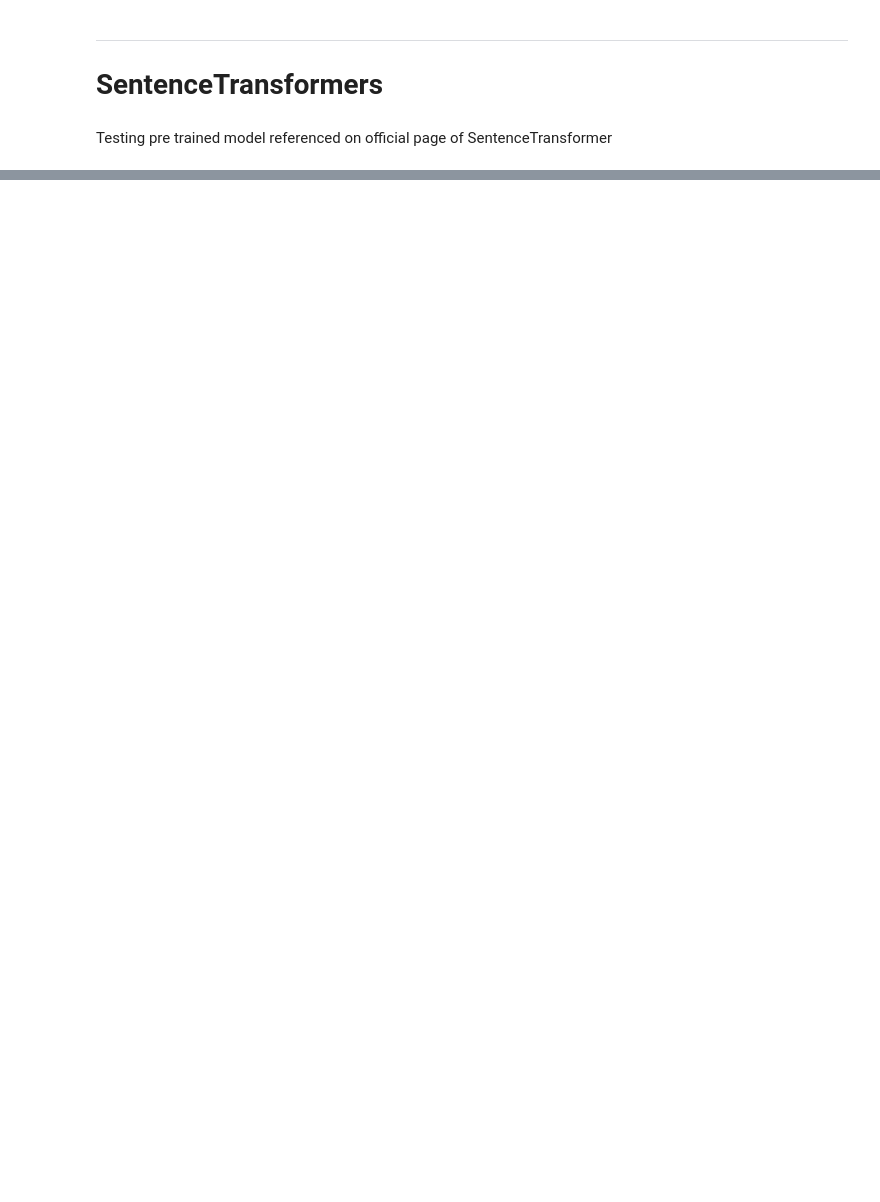
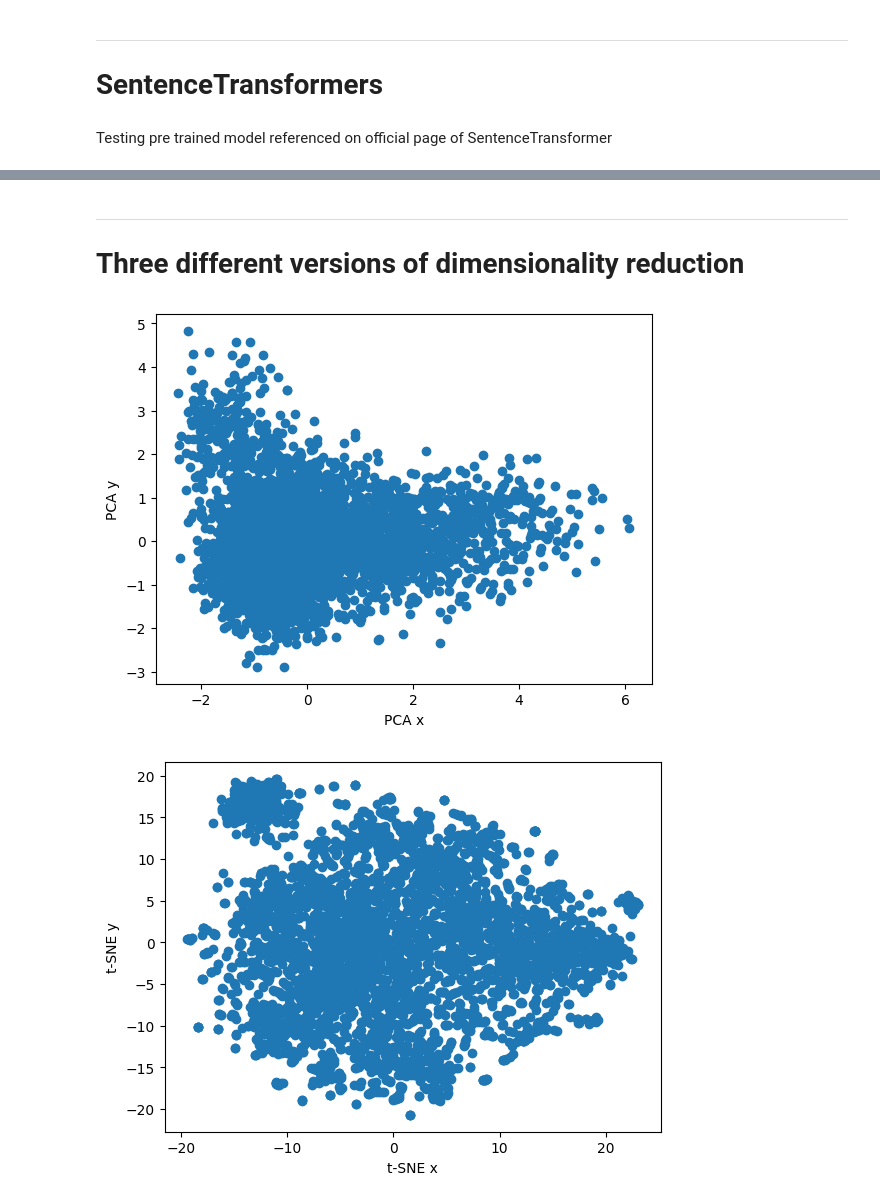
Before and after one commit to SpiffiRacoon/ISBiT, a Jupyter notebook: ML/research_notebook.ipynb, the cells around one changed output, grey strips where cells are left out. Cells and saved outputs as stored; diff of their text form; code cells hidden in the pictures; blank space fills up the shorter version.

Commit message:
added basic implementation of three different dimensionality reductions and a cell for manual testing of potential "first_run" function implementations for the backend.

```diff
--- a/ML/research_notebook.ipynb
+++ b/ML/research_notebook.ipynb
@@ -233,0 +256,62 @@ plt.show()
+# %% [markdown]
+---
+# Three different versions of dimensionality reduction
+# %%
+from matplotlib import pyplot as plt
+from sentence_transformers import SentenceTransformer
+from sklearn.decomposition import PCA
+import pandas as pd
+from sklearn.manifold import TSNE
+
+local_train_path = "data/QAQC_v1/splits/local_train.csv"
+local_train_data = pd.read_csv(local_train_path)
+sentences = local_train_data['text'].tolist()
+
+# Step 1: Generate embeddings for the extracted sentences
+model = SentenceTransformer('paraphrase-MiniLM-L6-v2')
+embeddings = model.encode(sentences, show_progress_bar=True, convert_to_tensor=True)
+
+# Step 2A: Reduce the dimensionality of the embeddings using PCA
+pca = PCA(n_components=2, whiten=False, random_state=42)
+reduced_embeddings_pca = pca.fit_transform(embeddings)
+
+# Step 2B: Reduce the dimensionality of the embeddings using a combination of PCA and t-SNE(recommended in the scikit learn documentation if initial dimensionality is high)
+pca2 = PCA(n_components=50, whiten=False, random_state=42)
+reduced_embeddings_pca2 = pca2.fit_transform(embeddings)
+tsne = TSNE(n_components=2, random_state=42, perplexity=30, n_iter=300, early_exaggeration=4, learning_rate=1000)
+reduced_embeddings_tsne = tsne.fit_transform(reduced_embeddings_pca2)
+
+#Step 2C: Reduce the dimensionality of the embeddings using only t-SNE
+pure_tsne = TSNE(n_components=2, random_state=42, perplexity=30, n_iter=300, early_exaggeration=4, learning_rate=1000)
+reduced_embeddings_tsne2 = pure_tsne.fit_transform(embeddings)
+
+
+#Step 3: Create dataframes for the different dimensionality reduction techniques
+tsne_df = pd.DataFrame(reduced_embeddings_tsne, columns=['x', 'y'])
+
+pca_df = pd.DataFrame(reduced_embeddings_pca, columns=['x', 'y'])
+
+tsne2_df = pd.DataFrame(reduced_embeddings_tsne2, columns=['x', 'y'])
+
+#Step 4: Visualize the embeddings using matplotlib, this is just to show the results here, but the dataframes in step 3 will be sent to backend to be used for generating plots in the frontend.
+
+# Step 4A: Visualize the PCA embeddings using matplotlib
+plt.scatter(reduced_embeddings_pca[:, 0], reduced_embeddings_pca[:, 1])
+plt.xlabel('PCA x')
+plt.ylabel('PCA y')
+plt.show()
+
+# Step 4B Visualize the PCA/t-SNE combination embeddings using matplotlib
+plt.scatter(reduced_embeddings_tsne[:, 0], reduced_embeddings_tsne[:, 1])
+plt.xlabel('t-SNE x')
+plt.ylabel('t-SNE y')
+plt.show()
+
+#Step 4C Visualize the t-SNE embeddings using matplotlib
+plt.scatter(reduced_embeddings_tsne2[:, 0], reduced_embeddings_tsne2[:, 1])
+plt.xlabel('pure_t-SNE x')
+plt.ylabel('pure_t-SNE y')
+plt.show()
+# %% [output]
+[figure, added]
+[figure, added]
```
Also changed, not shown: parts of 8 cells of this notebook.
